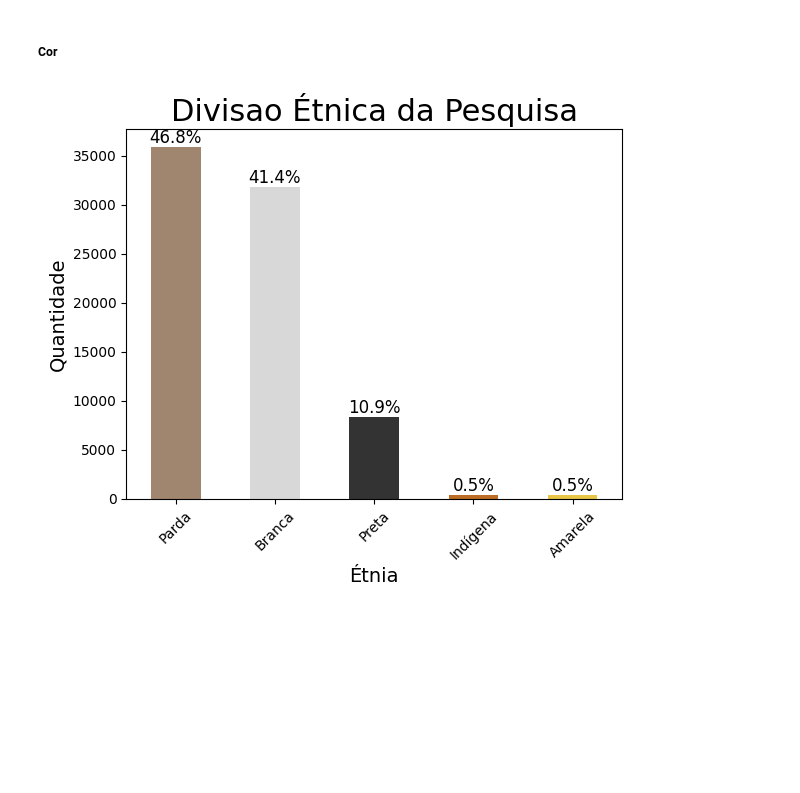
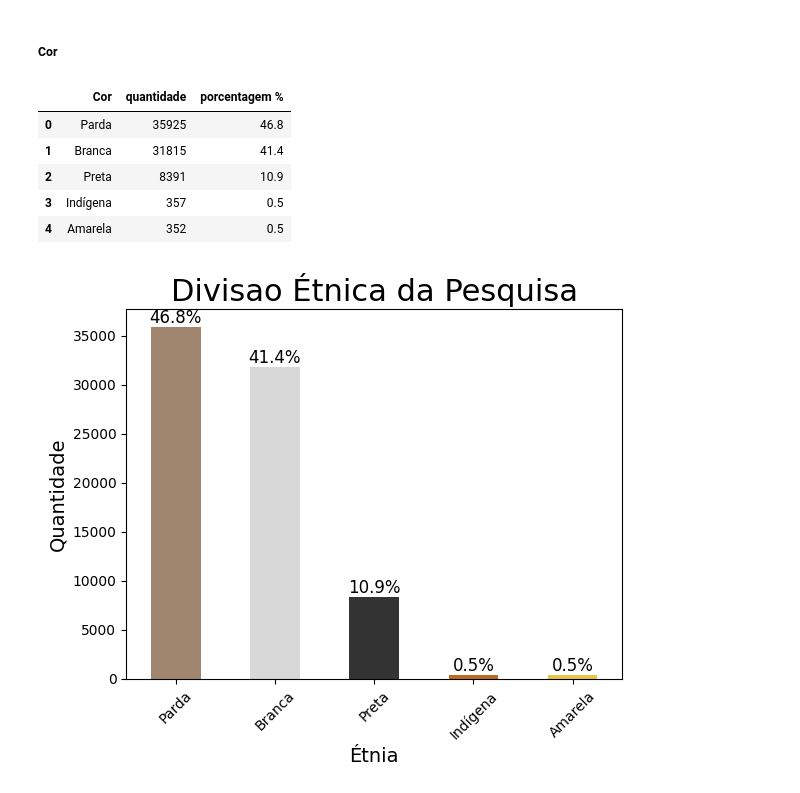
Before and after one commit to JhonCostaDev/oracle_one_alura, a Jupyter notebook: estatistica_ML/desafios_modulo.ipynb, the cells around one changed output. Drawn from its saved outputs; the diff is of its cells as text; code cells hidden in the pictures; blank space fills up the shorter version.

```diff
--- a/estatistica_ML/desafios_modulo.ipynb
+++ b/estatistica_ML/desafios_modulo.ipynb
@@ -240,6 +251,17 @@ plt.show()
 [figure]
 # %% [markdown]
 ##### Cor
+# %%
+distribuicao_freq_cor = dados.Cor.value_counts().reset_index(name='quantidade')
+distribuicao_freq_cor['porcentagem %'] = (dados.Cor.value_counts(normalize=True)*100).values.round(1)
+distribuicao_freq_cor
+# %% [output]
+|  | Cor | quantidade | porcentagem % |
+| 0 | Parda | 35925 | 46.8 |
+| 1 | Branca | 31815 | 41.4 |
+| 2 | Preta | 8391 | 10.9 |
+| 3 | Indígena | 357 | 0.5 |
+| 4 | Amarela | 352 | 0.5 |
 # %%
 
 diferenca_etnica = dados.Cor.value_counts()
```
Also changed, not shown: parts of 15 cells of this notebook, 2 other files.
